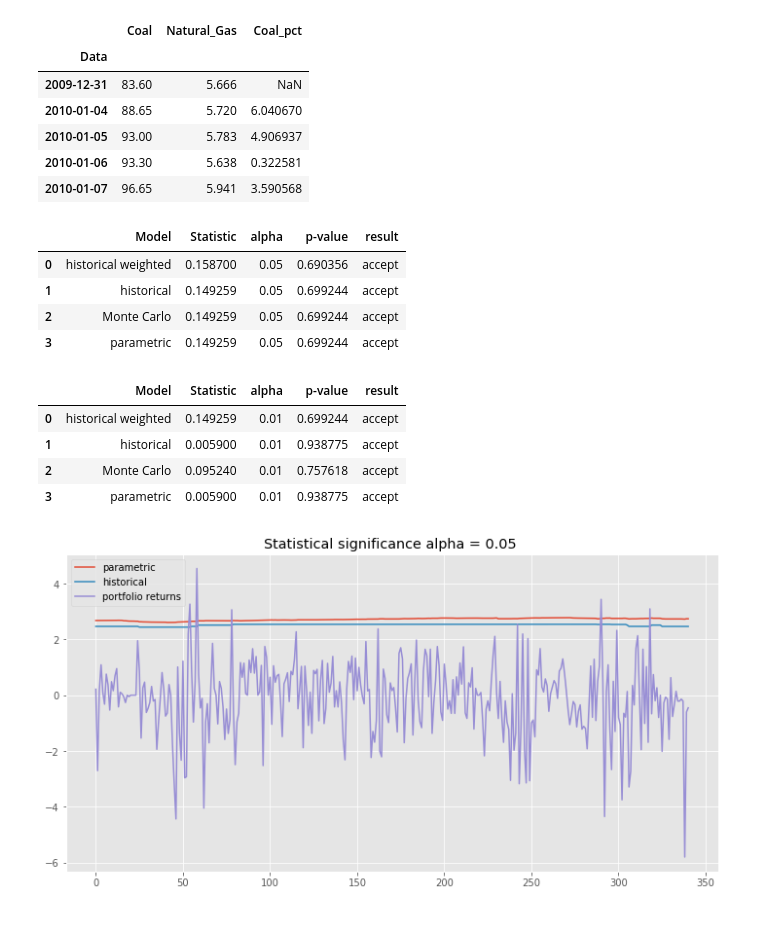
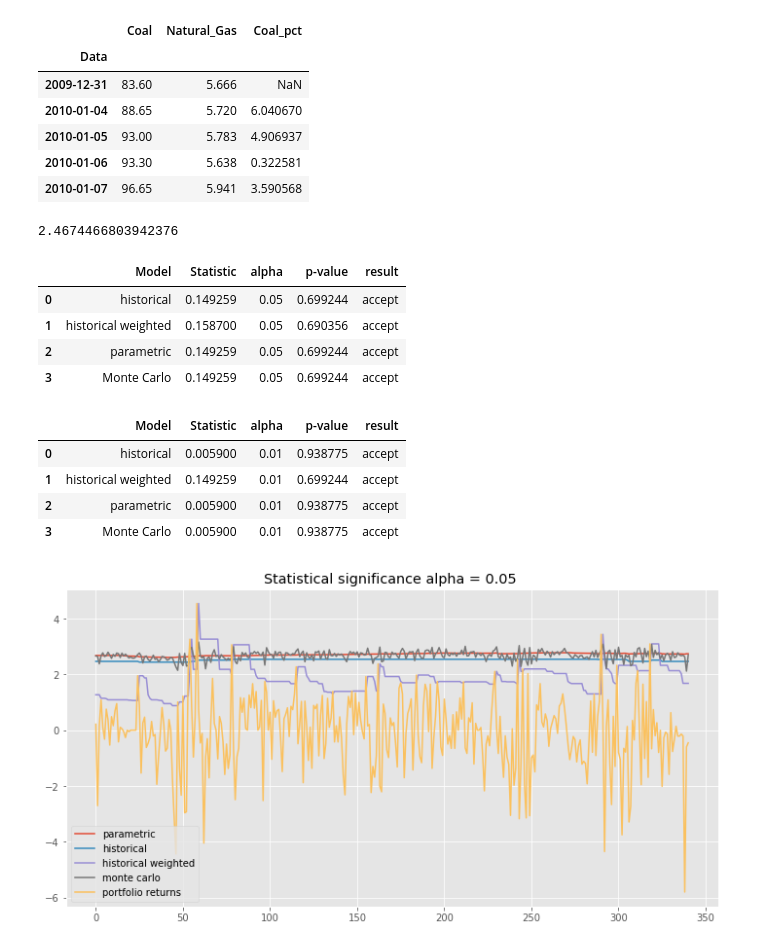
Before and after one commit to Karosemi/backtesting, a Jupyter notebook: BacktestingR.ipynb, the cells around one changed output. Drawn from its saved outputs; the diff is of its cells as text; code cells hidden in the pictures.

```diff
--- a/BacktestingR.ipynb
+++ b/BacktestingR.ipynb
@@ -76,7 +79,11 @@ def mc(data, level):
     mu, theta = model.params
     random_sample = np.random.normal(loc = np.mean(model.resid), scale = np.std(model.resid), size = 10000)
     predictions = mu + random_sample + theta*model.resid[-1]
-    return np.percentile(predictions, level)
+    return np.percentile(predictions, level*100)
+# %%
+mc(data,0.95)
+# %% [output]
+2.4674466803942376
 # %%
 def Var_vector(data, Varfunction, alpha):
     """
@@ -158,10 +165,10 @@ forecast5 = {"parametric": Pvar5, "historical": Hvar5,"historical weighted": HWv
 Christoffersen_backtesting(days.values, forecast5, 0.05, 'parametric')
 # %% [output]
 |  | Model | Statistic | alpha | p-value | result |
-| 0 | historical weighted | 0.158700 | 0.05 | 0.690356 | accept |
-| 1 | historical | 0.149259 | 0.05 | 0.699244 | accept |
-| 2 | Monte Carlo | 0.149259 | 0.05 | 0.699244 | accept |
-| 3 | parametric | 0.149259 | 0.05 | 0.699244 | accept |
+| 0 | historical | 0.149259 | 0.05 | 0.699244 | accept |
+| 1 | historical weighted | 0.158700 | 0.05 | 0.690356 | accept |
+| 2 | parametric | 0.149259 | 0.05 | 0.699244 | accept |
+| 3 | Monte Carlo | 0.149259 | 0.05 | 0.699244 | accept |
 # %%
 Mvar9, Mdays = Var_vector(data, mc ,0.01)
 # %%
@@ -172,18 +179,20 @@ forecast9= {"parametric": Pvar9, "historical": Hvar9,"historical weighted": HWva
 Christoffersen_backtesting(days.values, forecast9, 0.01, 'parametric')
 # %% [output]
 |  | Model | Statistic | alpha | p-value | result |
-| 0 | historical weighted | 0.149259 | 0.01 | 0.699244 | accept |
-| 1 | historical | 0.005900 | 0.01 | 0.938775 | accept |
-| 2 | Monte Carlo | 0.095240 | 0.01 | 0.757618 | accept |
-| 3 | parametric | 0.005900 | 0.01 | 0.938775 | accept |
+| 0 | historical | 0.005900 | 0.01 | 0.938775 | accept |
+| 1 | historical weighted | 0.149259 | 0.01 | 0.699244 | accept |
+| 2 | parametric | 0.005900 | 0.01 | 0.938775 | accept |
+| 3 | Monte Carlo | 0.005900 | 0.01 | 0.938775 | accept |
 # %%
 plt.style.use('ggplot')
 plt.figure(figsize = (12,6))
 plt.plot(Pvar5, label = "parametric")
 plt.plot(Hvar5, label = "historical")
+plt.plot(HWvar5, label = "historical weighted")
+plt.plot(Mvar5, label = "monte carlo")
 plt.plot(days.values, label = "portfolio returns" )
-plt.legend(loc = 2)
+plt.legend(loc = 3)
 plt.title("Statistical significance alpha = 0.05 ")
 plt.show()
 # %% [output]
-[figure, old version]
+[figure, new version]
```
Also changed, not shown: parts of 1 cell of this notebook.
